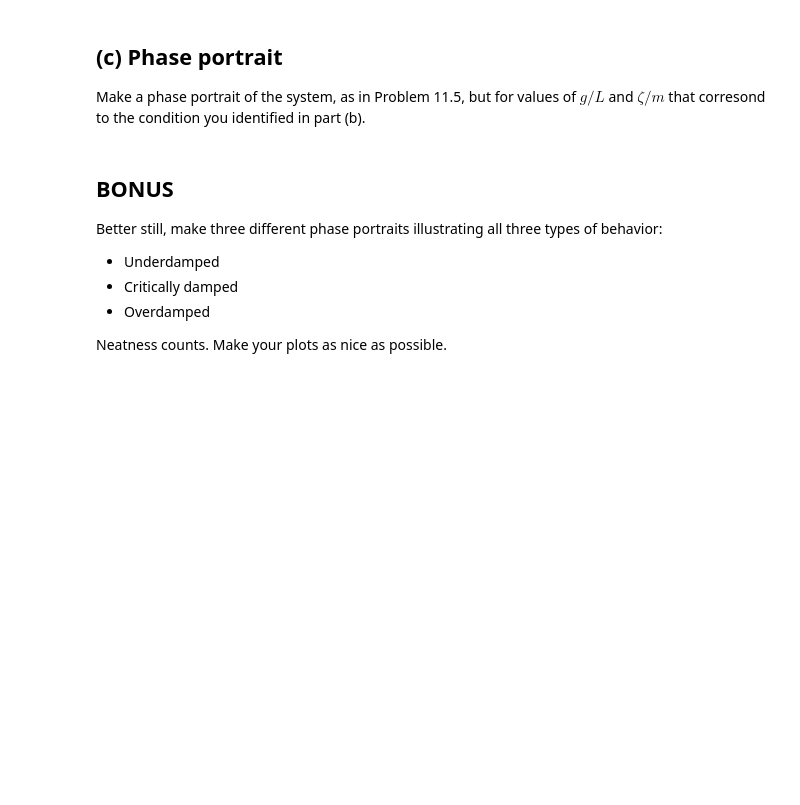
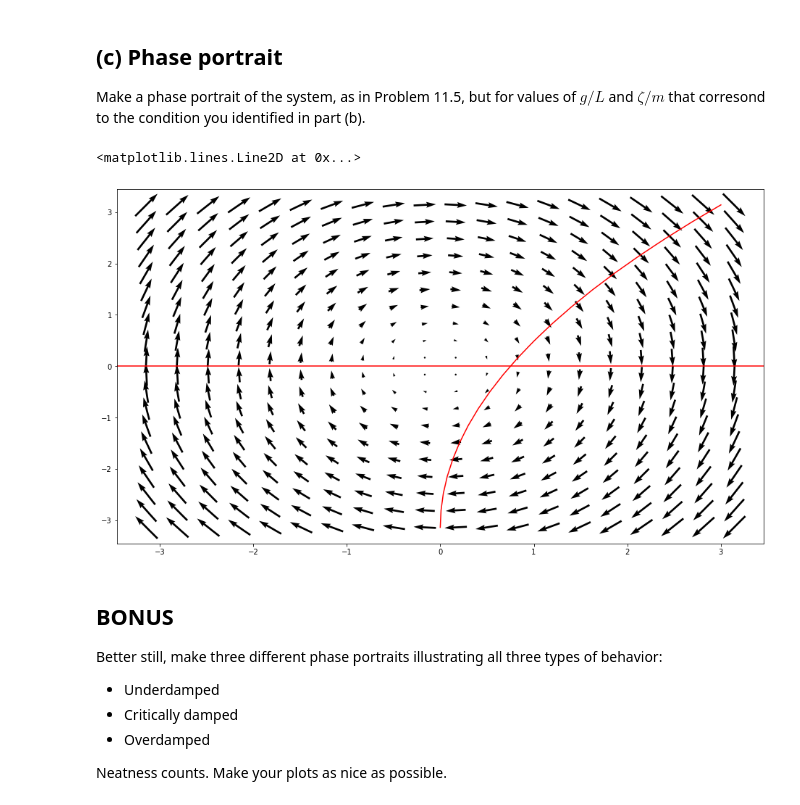
Before and after one commit to HWolf08/biophysics, a Jupyter notebook: week-08/problem-11.8.ipynb, the cells around one changed output. Cells and saved outputs as stored; diff of their text form; code cells hidden in the pictures; blank space fills up the shorter version.

```diff
--- a/week-08/problem-11.8.ipynb
+++ b/week-08/problem-11.8.ipynb
@@ -32,6 +61,31 @@ What criterion determines whether solutions will overshoot the stable point or n
 ## (c)  Phase portrait
 
 Make a phase portrait of the system, as in Problem 11.5, but for values of $g/L$ and $\zeta/m$ that corresond to the condition you identified in part (b).
+# %%
+m = 1
+g = 3
+chi= np.linspace(0, 1,20)
+L = 1
+T = chi/m
+
+theta = (g*T**2)/L
+y = np.linspace(0, 10, 101)
+X,Y= np.meshgrid(theta,y)
+
+x = np.linspace(-math.pi,math.pi, 20)
+y = np.linspace(-math.pi,math.pi, 20)
+X, Y = np.meshgrid(x,y)
+vX = Y
+vY = -X
+
+
+Figure = plt.figure(figsize=(16,9))
+plt.plot(theta, y,'r')
+plt.quiver(X, Y, vX, vY, pivot='mid')
+plt.axhline(y=0, color='red')
+# %% [output]
+<matplotlib.lines.Line2D at 0x...>
+[figure, added]
 # %% [markdown]
 ## BONUS
 
```
Also changed, not shown: parts of 8 cells of this notebook.
